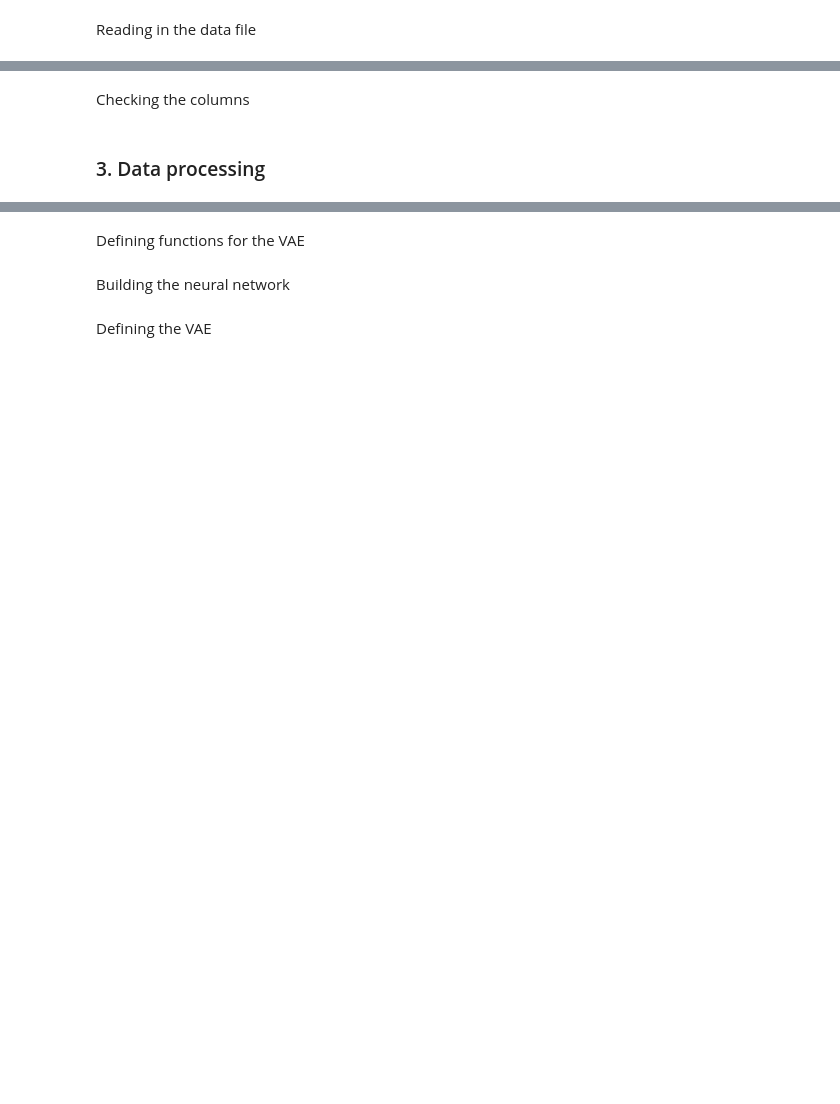
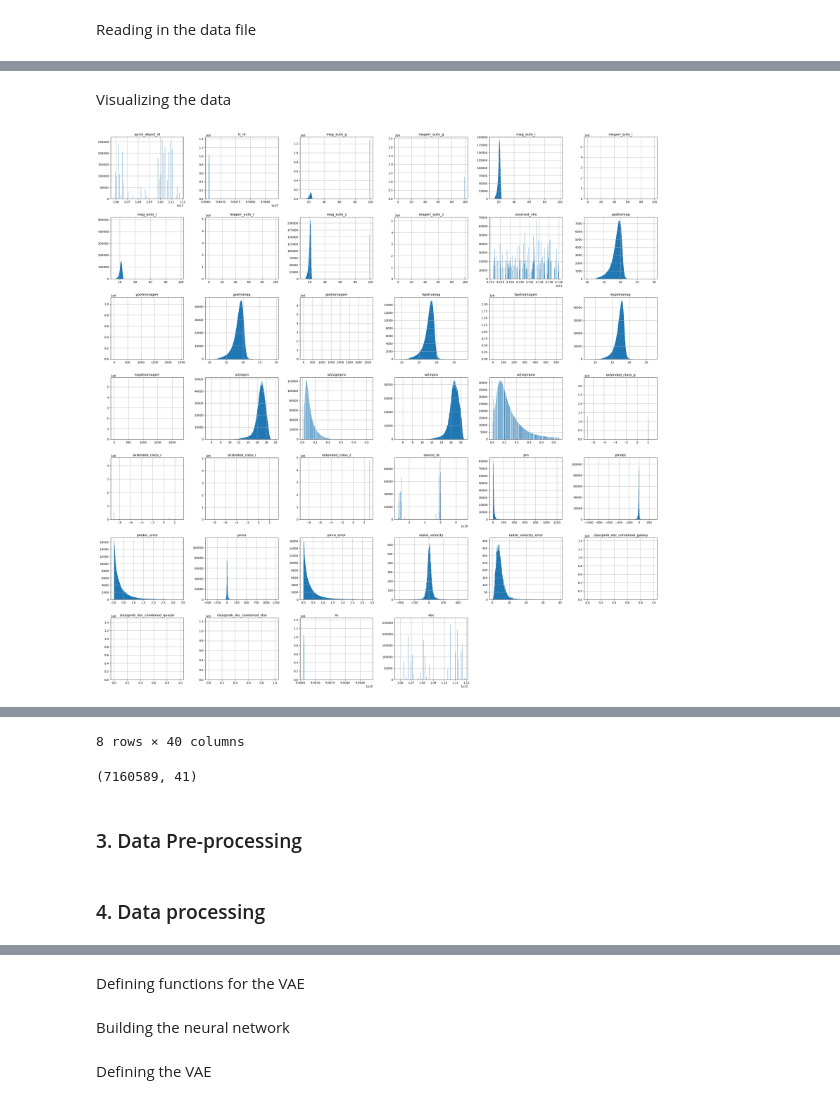
Before and after one commit to ashkarale/AGN_Selection, a Jupyter notebook: notebooks/QSO_VAE.ipynb, the cells around one changed output, grey strips where cells are left out. Cells and saved outputs as stored; diff of their text form; code cells hidden in the pictures; blank space fills up the shorter version.

```diff
--- a/notebooks/QSO_VAE.ipynb
+++ b/notebooks/QSO_VAE.ipynb
@@ -94,5 +98,5 @@ Reading in the data file
 # %%
 from astropy.table import Table
 data = Table.read(os.path.join(data_dir, 'fullcat0_15.fits'))
-fc015_df = data.to_pandas()
+fc0_15 = data.to_pandas()
 # %% [markdown]
@@ -100,8 +124,9 @@ Inspecting the data file
+# %% [markdown]
+Visualizing the data
 # %%
-fc015_df.hist(figsize = [35, 35], bins=1000)
+fc0_15.hist(figsize = [35, 35], bins=1000)
 plt.show()
-display(fc015_df['classprob_dsc_combmod_quasar'].isna().value_counts())
-display(fc015_df['classprob_dsc_combmod_quasar'].value_counts(), fc015_df['classprob_dsc_combmod_quasar'].value_counts().sum())
-display(fc015_df.describe())
-display(fc015_df.quantile([0.95]))
-display(fc015_df.shape)
+display(fc0_15.describe())
+display(fc0_15.shape)
+# %% [output]
+[figure, added]
@@ -108,2 +142,2 @@ display(fc015_df.shape)
+8 rows × 40 columns
+(7160589, 41)
-# %% [markdown]
-Checking the columns
@@ -111,0 +144,2 @@ fc015_df.info()
+# %% [markdown]
+### 3. Data Pre-processing
@@ -112,5 +162,5 @@ fc015_df.info()
 # %% [markdown]
-### 3. Data processing
+### 4. Data processing
 # %%
 # Splitting the data without employing stratification & removing the quasar class from the test sample
 
```
Also changed, not shown: parts of 13 cells of this notebook, 1 other file.
